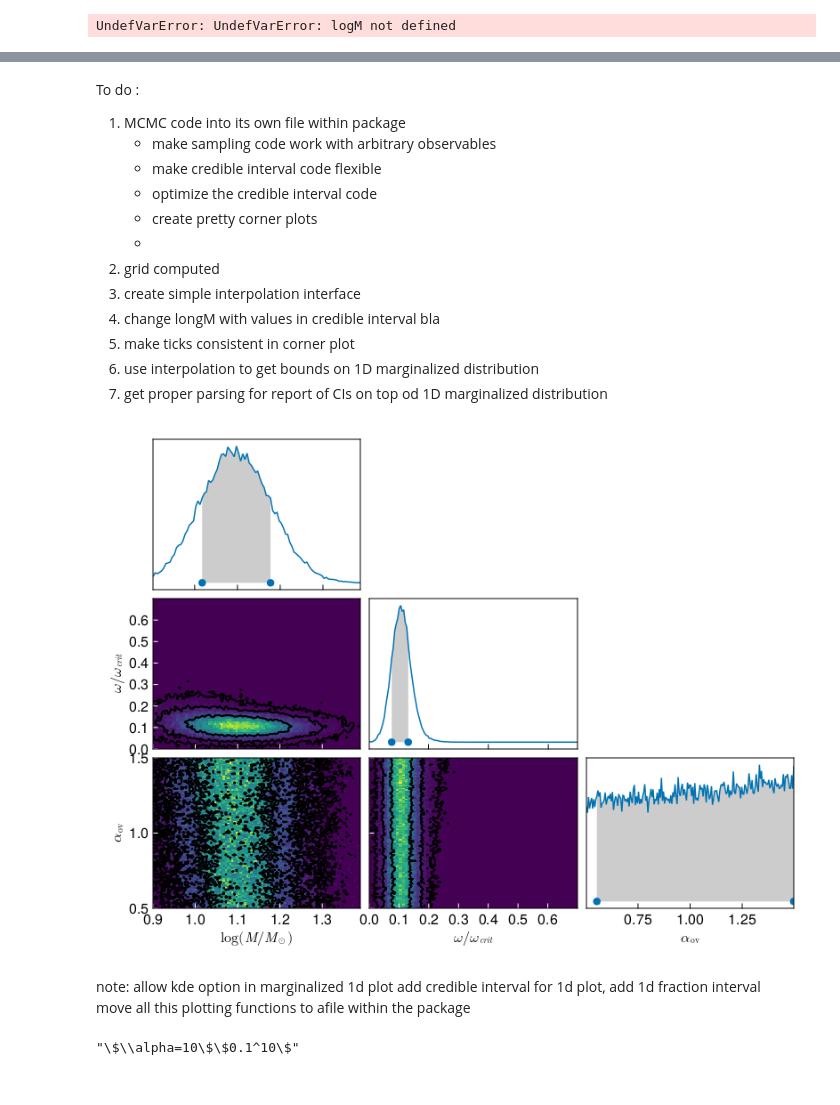
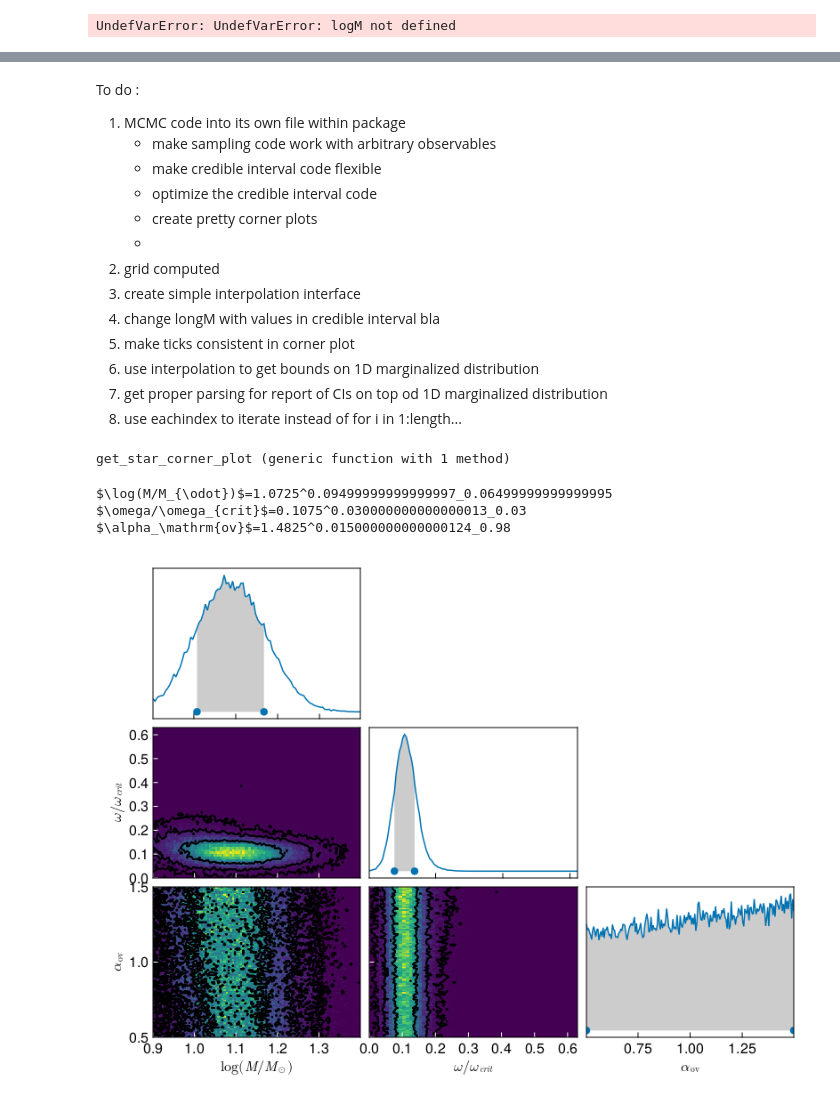
Before and after one commit to orlox/StarStats.jl, a Jupyter notebook: test_notebook/clean_JuliaTests.ipynb, the cells around one changed output, grey strips where cells are left out. Drawn from its saved outputs; the diff is of its cells as text; code cells hidden in the pictures.

```diff
--- a/test_notebook/clean_JuliaTests.ipynb
+++ b/test_notebook/clean_JuliaTests.ipynb
@@ -162,3 +164,4 @@ To do :
 5. make ticks consistent in corner plot
 6. use interpolation to get bounds on 1D marginalized distribution
 7. get proper parsing for report of CIs on top od 1D marginalized distribution
+8. use eachindex to iterate instead of for i in 1:length...
@@ -190,25 +168,40 @@ end
 # %%
 using LaTeXStrings
-using Makie
 using CairoMakie
-using StatsBase
 
-names = [:logM, :rotation, :overshoot]
-chain_values = Dict(:logM=>logM, :rotation=>rotation, :overshoot=>overshoot)
-chain_weights = dtdx
-fractions =[0.68,0.95, 0.997]
-fraction_1D = 0.68
-figure= Figure()#resolution = (676, 507))
-label_names = [L"\log(M/M_{\odot})", L"\omega/\omega_{crit}", L"\alpha_\mathrm{ov}" ]
+function concatenate_chains(star_chains)
+   concatenated_chains = Dict()
+   for name in Base.names(star_chains)
+       concatenated_chains[name] = star_chains[:,name,:][:]
+   end
+   return concatenated_chains
+end
 
-create_corner_plot(chain_values,names,label_names, chain_weights, fractions, fraction_1D, figure, show_CIs = false)
+function compute_chain_weights(cchains)
+    dtdx=zeros(length(cchains[:x]))
+    for i in 1:length(dtdx)
+        dtdx[i]= interpolate_grid_quantity(grid,[cchains[:rotation][i], cchains[:logM][i], cchains[:overshoot][i]],:dtdx,cchains[:x][i])
+    end
+    return dtdx .* cchains[:logM].^-1.35
+end
+
+function get_star_corner_plot(star_chains)
+    names = [:logM, :rotation, :overshoot]
+    cchains = concatenate_chains(star_chains)
+    chain_weights = compute_chain_weights(cchains)
+    fractions =[0.68,0.95, 0.997]
+    fraction_1D = 0.68
+    figure= Figure()
+    label_names = [L"\log(M/M_{\odot})", L"\omega/\omega_{crit}", L"\alpha_\mathrm{ov}" ]
+
+    create_corner_plot(cchains,names,label_names, chain_weights, fractions, fraction_1D, figure, show_CIs = false)
+end
 # %% [output]
-[figure, removed]
+get_star_corner_plot (generic function with 1 method)
-# %% [markdown]
-note: allow kde option in marginalized 1d plot
-add credible interval for 1d plot, add 1d fraction interval
-move all this plotting functions to afile within the  package
-# %%
-L"\alpha=10"*L"0.1^10"
-# %% [output]
-"\$\\alpha=10\$\$0.1^10\$"
+# %%
+get_star_corner_plot(star_chains)
+# %% [output]
+$\log(M/M_{\odot})$=1.0725^0.09499999999999997_0.06499999999999995
+$\omega/\omega_{crit}$=0.1075^0.030000000000000013_0.03
+$\alpha_\mathrm{ov}$=1.4825^0.015000000000000124_0.98
+[figure, added]
```
Also changed, not shown: parts of 4 cells of this notebook, 1 other file.
